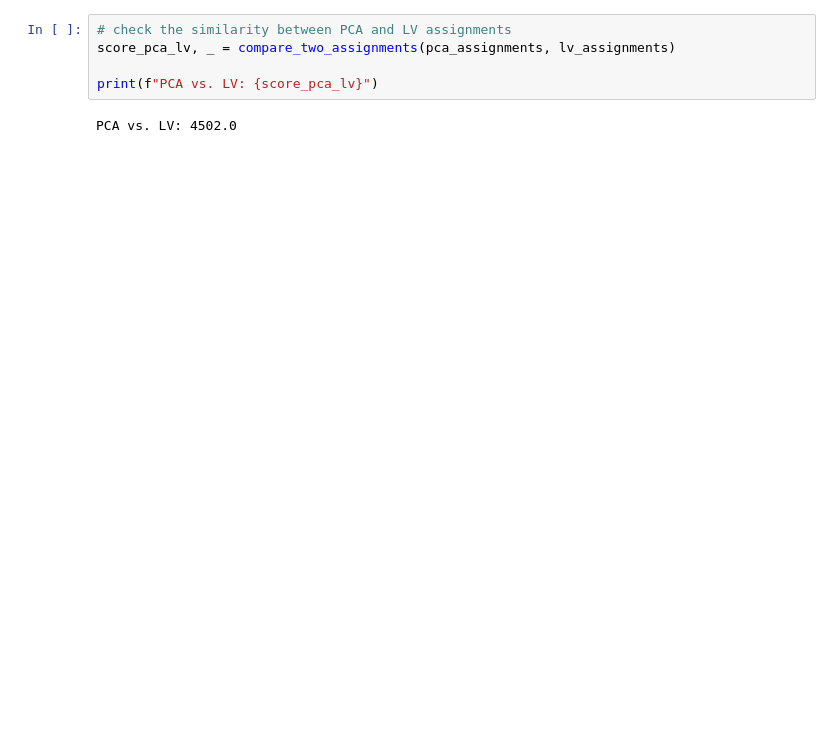
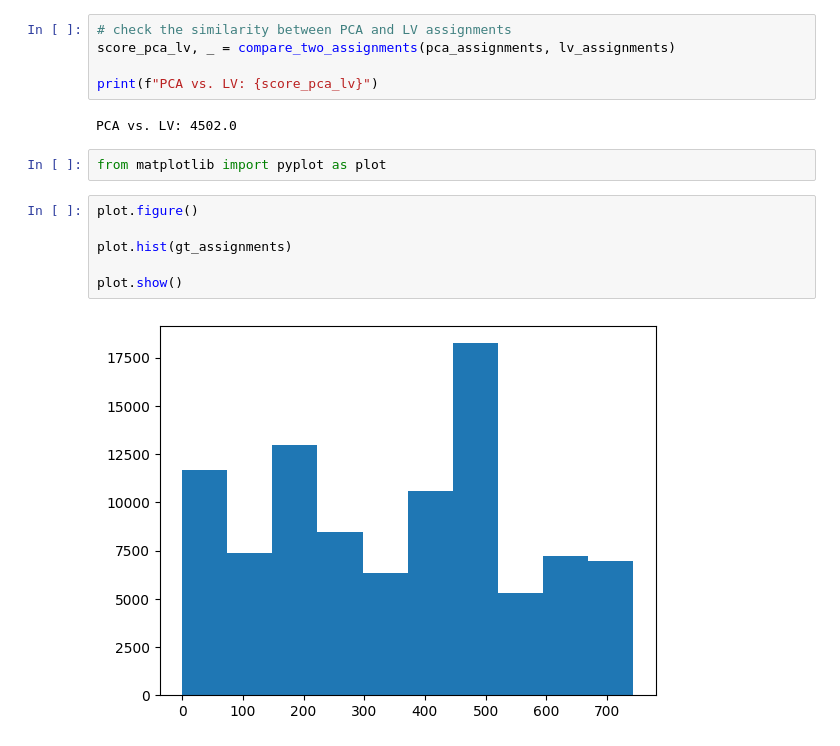
Before and after one commit to sc4224/flywrite, a Jupyter notebook: cluster_similarity_test.ipynb, the cells around one changed output. Saved outputs shown, nothing was run; the diff lists cells and outputs as text; blank space fills up the shorter version.

```diff
--- a/cluster_similarity_test.ipynb
+++ b/cluster_similarity_test.ipynb
@@ -129,3 +129,13 @@ score_pca_lv, _ = compare_two_assignments(pca_assignments, lv_assignments)
 print(f"PCA vs. LV: {score_pca_lv}")
 # %% [output]
 PCA vs. LV: 4502.0
+# %%
+from matplotlib import pyplot as plot
+# %%
+plot.figure()
+
+plot.hist(gt_assignments)
+
+plot.show()
+# %% [output]
+[figure, added]
```
Also changed, not shown: parts of 6 cells of this notebook, 4 other files.
